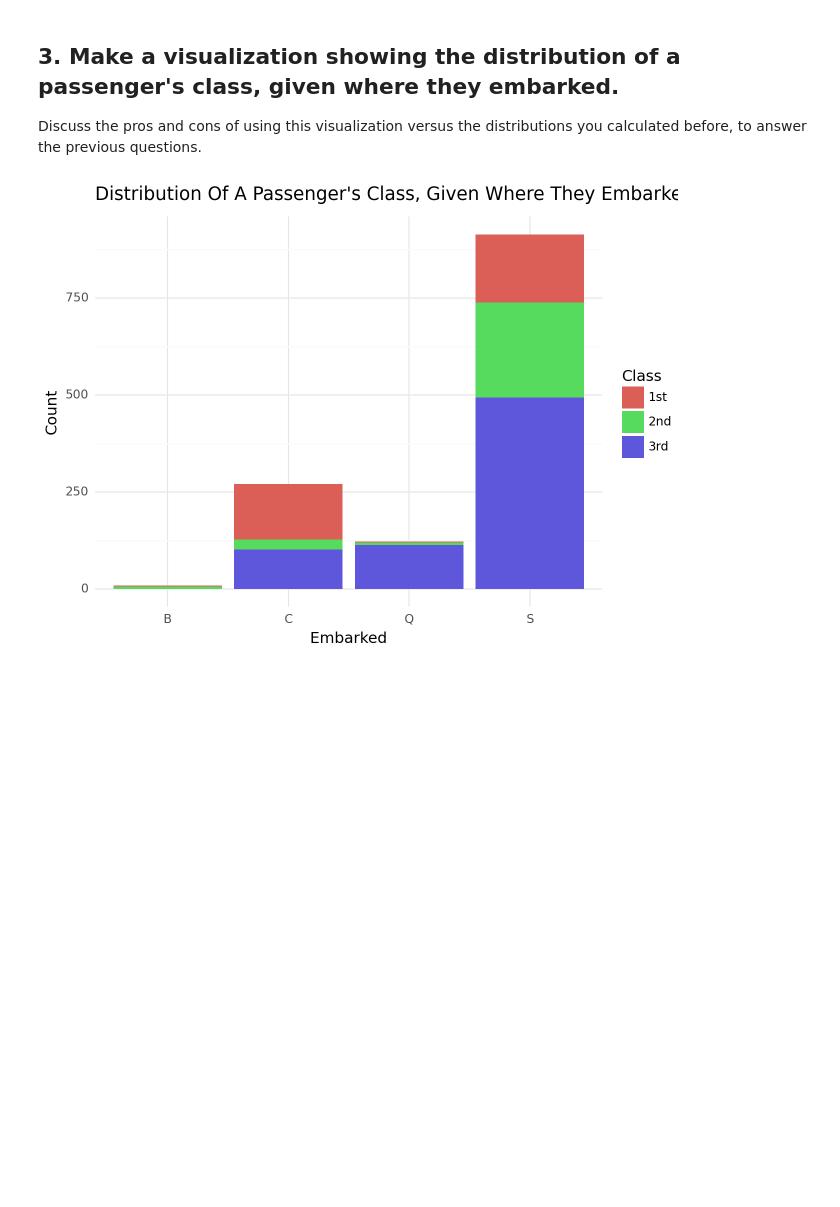
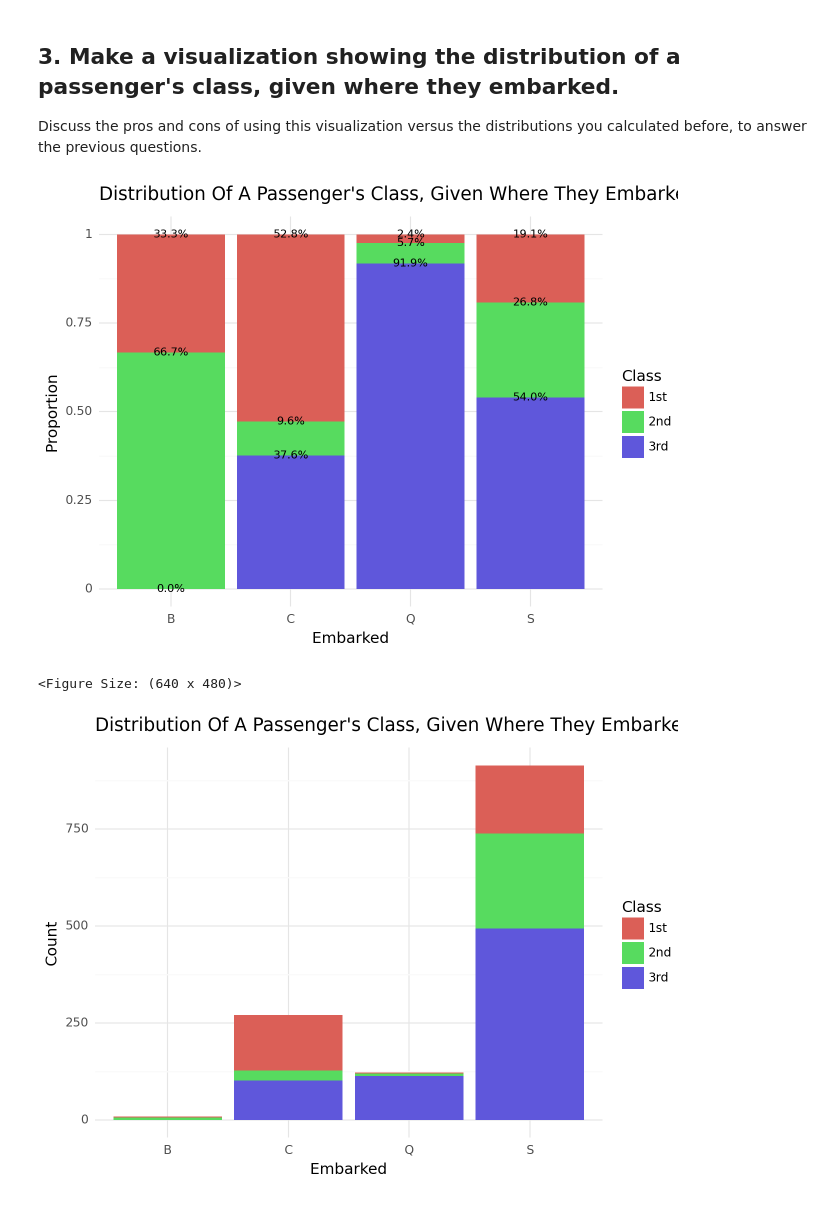
Before and after one commit to jlee932cp/GSB544_JosephLee, a Jupyter notebook: practiceActivity2_1_JosephLee.ipynb, the cells around one changed output. Cells and saved outputs as stored; diff of their text form; code cells hidden in the pictures; blank space fills up the shorter version.

```diff
--- a/practiceActivity2_1_JosephLee.ipynb
+++ b/practiceActivity2_1_JosephLee.ipynb
@@ -157,4 +157,30 @@ proportion_Southampton_3rd
 ## 3. Make a visualization showing the distribution of a passenger's class, given where they embarked.
 
 Discuss the pros and cons of using this visualization versus the distributions you calculated before, to answer the previous questions.
+# %%
+from plotnine import ggplot, aes, geom_bar, geom_text, labs, theme_minimal
+
+# Resetting index to melt the DataFrame
+cond_dist_class_given_embarked_reset = cond_dist_class_given_embarked.reset_index()
+
+# Melting the DataFrame to have 'class' in a single column
+melted_data = pd.melt(cond_dist_class_given_embarked_reset, id_vars='embarked', value_vars=['1st', '2nd', '3rd'],
+                      var_name='class', value_name='proportion')
+
+# Plotting
+plot = (ggplot(melted_data, aes(x='embarked', y='proportion', fill='class'))
+        + geom_bar(stat='identity', position='stack')
+        + geom_text(aes(label='round(proportion*100, 1)', group='class'),
+                    position='stack', va='center', size=8, format_string='{}%')
+        + theme_minimal()
+        + labs(title="Distribution Of A Passenger's Class, Given Where They Embarked",
+               x='Embarked',
+               y='Proportion',
+               fill='Class')
+       )
+
+plot
+# %% [output]
+[figure, added]
+<Figure Size: (640 x 480)>
 # %%
```
Also changed, not shown: parts of 4 cells of this notebook, 1 other file.
